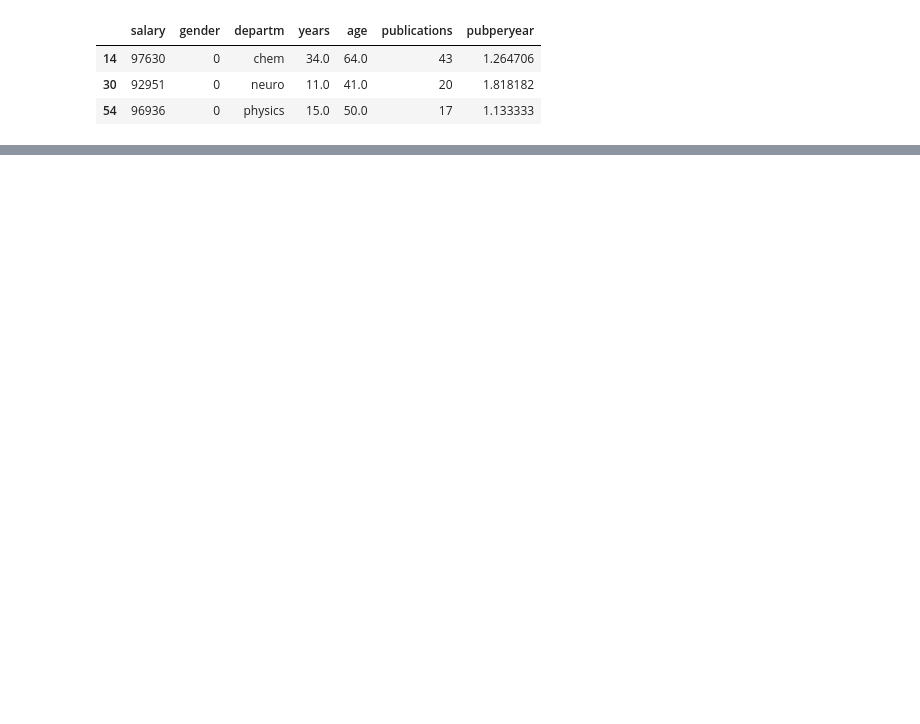
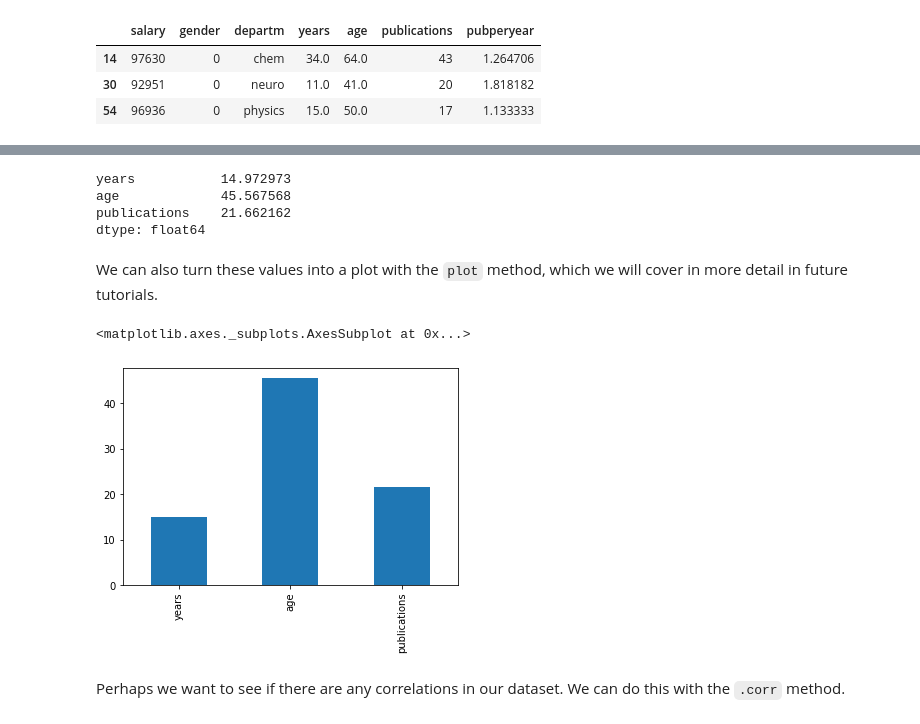
Before and after one commit to ljchang/dartbrains, a Jupyter notebook: content/features/notebooks/2_Introduction_to_Pandas.ipynb, the cells around one changed output, grey strips where cells are left out. Saved outputs shown, nothing was run; the diff lists cells and outputs as text; code cells hidden in the pictures; blank space fills up the shorter version.

```diff
--- a/content/features/notebooks/2_Introduction_to_Pandas.ipynb
+++ b/content/features/notebooks/2_Introduction_to_Pandas.ipynb
@@ -459,11 +428,0 @@ To learn more, see link [here](http://nbviewer.jupyter.org/github/jakevdp/Python
-# %%
-# key: We use the departm as the grouping factor.
-key = df['departm']
-
-# Let's create an anonmyous function for calculating zscores using lambda:
-# We want to standardize salary for each department.
-zscore = lambda x: (x - x.mean()) / x.std()
-
-# Now let's calculate zscores separately within each department
-transformed = df.groupby(key).transform(zscore)
-df['salary_in_departm'] = transformed['salary']
@@ -545,4 +428,0 @@ Therefore one needs to change them to numerical variable to plot them with basic
-# %%
-df['dept_num'] = 0
-df.loc[:, ['dept_num']] = df.departm.map({'bio':0, 'chem':1, 'geol':2, 'neuro':3, 'stat':4, 'physics':5, 'math':6})
-df.tail()
@@ -608,0 +463,2 @@ Add your name as the main title of the plot.
+# %%
+df.rename({'departm':'department','pubperyear':'pub_per_year'}, axis=1, inplace=True)
@@ -608,0 +473,4 @@ Add your name as the main title of the plot.
+# %%
+df['gender_name'] = df['gender'].replace({0:'male', 1:'female'})
+
+df.head()
@@ -608,0 +494,18 @@ Add your name as the main title of the plot.
+# %%
+df.loc[:,['years', 'age', 'publications']].mean()
+# %% [output]
+years           14.972973
+age             45.567568
+publications    21.662162
+dtype: float64
+# %% [markdown]
+We can also turn these values into a plot with the `plot` method, which we will cover in more detail in future tutorials.
+# %%
+%matplotlib inline
+
+df.loc[:,['years', 'age', 'publications']].mean().plot(kind='bar')
+# %% [output]
+<matplotlib.axes._subplots.AxesSubplot at 0x...>
+[figure, added]
+# %% [markdown]
+Perhaps we want to see if there are any correlations in our dataset. We can do this with the `.corr` method.
```
Also changed, not shown: parts of 101 cells of this notebook, 11 other files.
